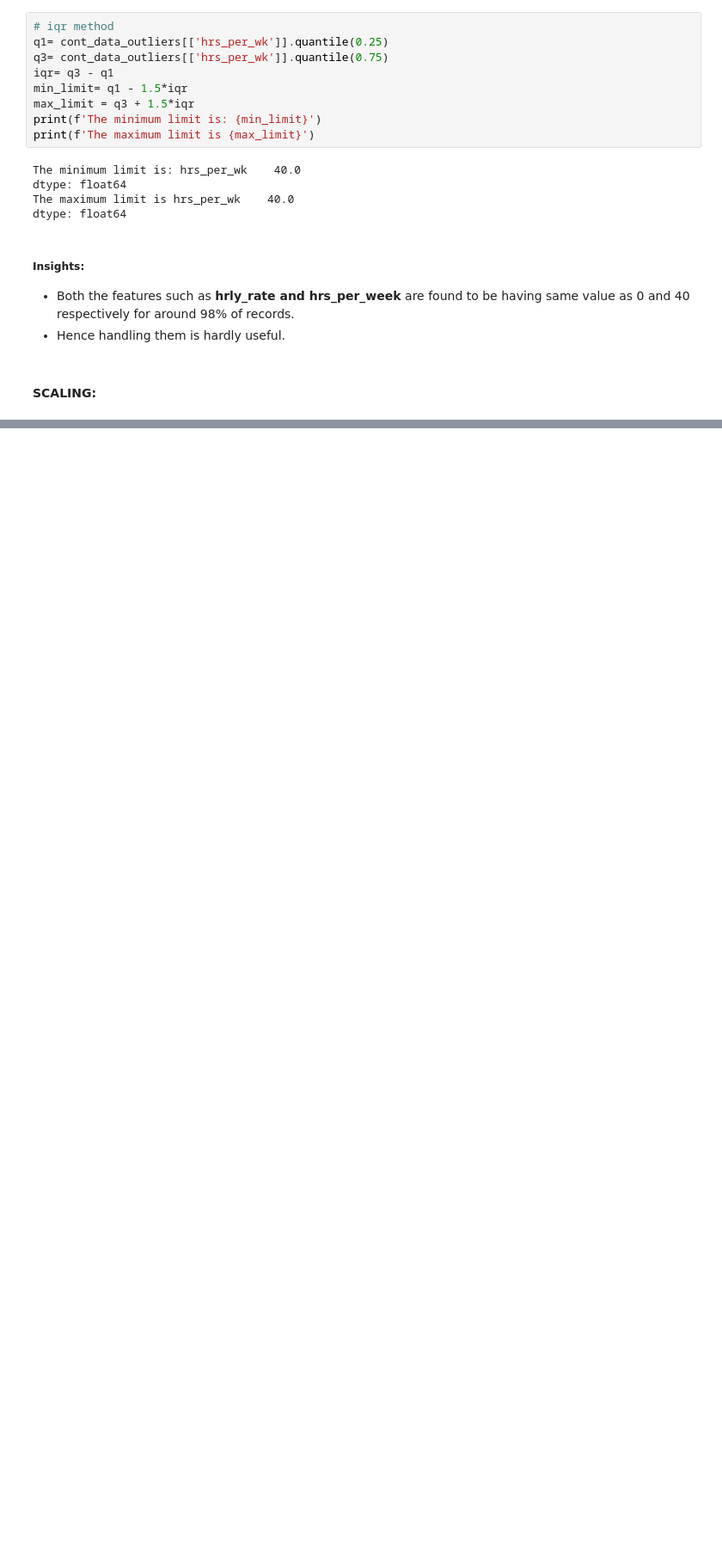
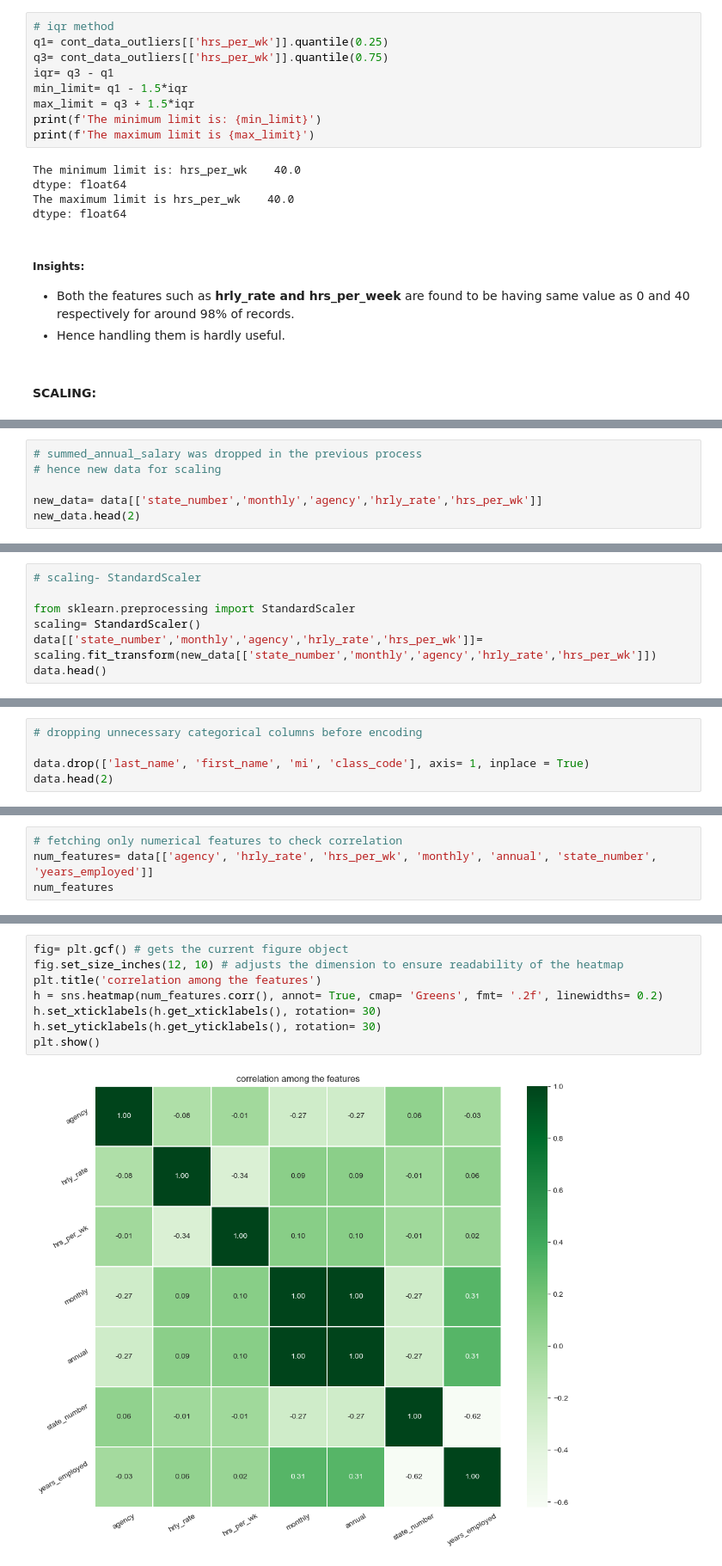
Before and after one commit to shanusaras/Capstone_Projects, a Jupyter notebook: Texas Salary Prediction/Project_02_Texas_salary_prediction.ipynb, the cells around one changed output, grey strips where cells are left out. Shown at 86% size. Saved outputs shown, nothing was run; the diff lists cells and outputs as text; blank space fills up the shorter version.

Commit message:
done Data Preprocessing

```diff
--- a/Texas Salary Prediction/Project_02_Texas_salary_prediction.ipynb
+++ b/Texas Salary Prediction/Project_02_Texas_salary_prediction.ipynb
@@ -1079,0 +1089,6 @@ dtype: float64
+# %%
+# summed_annual_salary was dropped in the previous process
+# hence new data for scaling
+
+new_data= data[['state_number','monthly','agency','hrly_rate','hrs_per_wk']]
+new_data.head(2)
@@ -1079,0 +1099,7 @@ dtype: float64
+# %%
+# scaling- StandardScaler
+
+from sklearn.preprocessing import StandardScaler
+scaling= StandardScaler()
+data[['state_number','monthly','agency','hrly_rate','hrs_per_wk']]= scaling.fit_transform(new_data[['state_number','monthly','agency','hrly_rate','hrs_per_wk']])
+data.head()
@@ -1079,0 +1115,5 @@ dtype: float64
+# %%
+# dropping unnecessary categorical columns before encoding
+
+data.drop(['last_name', 'first_name', 'mi', 'class_code'], axis= 1, inplace = True)
+data.head(2)
@@ -1079,0 +1162,4 @@ dtype: float64
+# %%
+# fetching only numerical features to check correlation
+num_features= data[['agency', 'hrly_rate', 'hrs_per_wk', 'monthly', 'annual', 'state_number', 'years_employed']]
+num_features
@@ -1079,0 +1180,10 @@ dtype: float64
+# %%
+fig= plt.gcf() # gets the current figure object
+fig.set_size_inches(12, 10) # adjusts the dimension to ensure readability of the heatmap
+plt.title('correlation among the features')
+h = sns.heatmap(num_features.corr(), annot= True, cmap= 'Greens', fmt= '.2f', linewidths= 0.2)
+h.set_xticklabels(h.get_xticklabels(), rotation= 30)
+h.set_yticklabels(h.get_yticklabels(), rotation= 30)
+plt.show()
+# %% [output]
+[figure, added]
```
Also changed, not shown: parts of 14 cells of this notebook.
